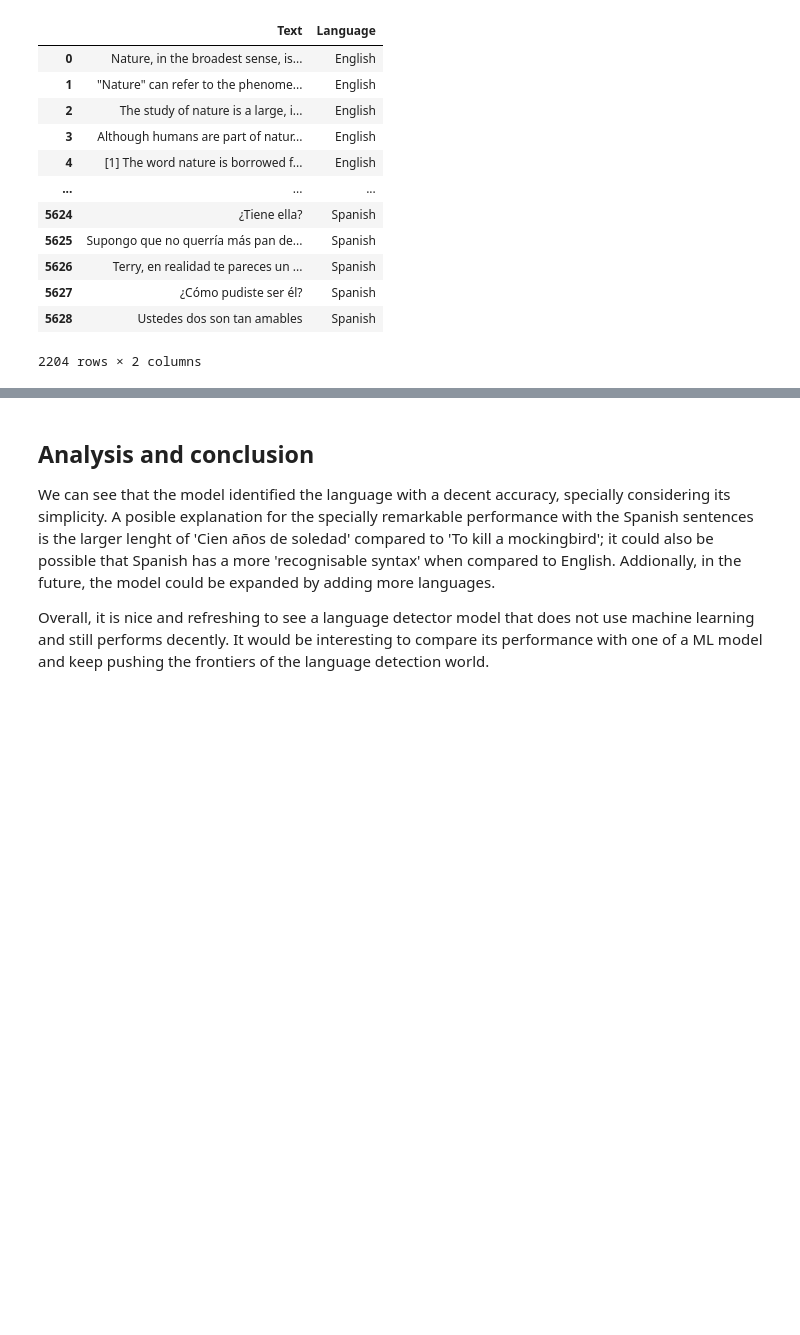
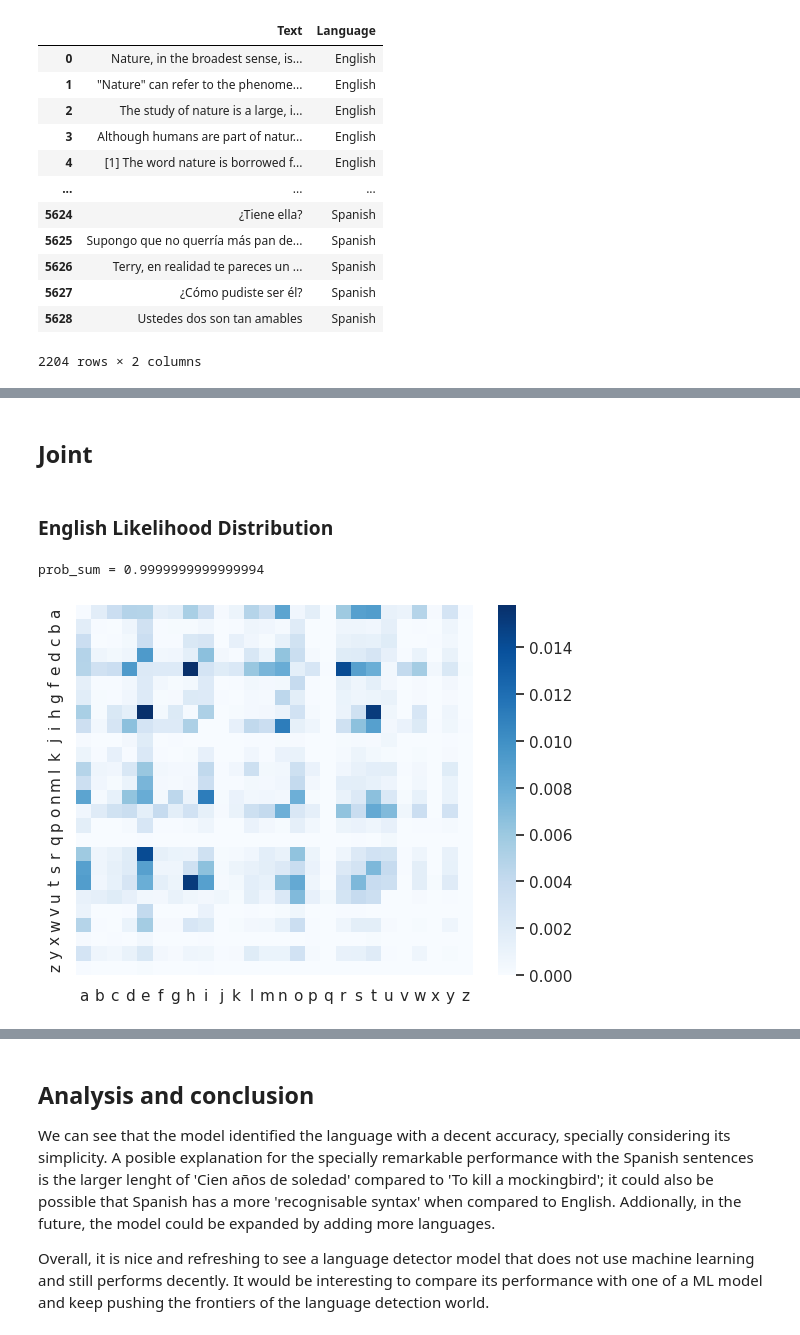
Before and after one commit to jrsalgadoASW/hw3_language_model_joint_conditional, a Jupyter notebook: model_creation.ipynb, the cells around one changed output, grey strips where cells are left out. Cells and saved outputs as stored; diff of their text form; code cells hidden in the pictures; blank space fills up the shorter version.

```diff
--- a/model_creation.ipynb
+++ b/model_creation.ipynb
@@ -92,7 +92,27 @@ def get_number_of_characters(s: str)->int:
 def normalize_probabilities(character_count: int, total_characters: int)->float:
     return character_count/total_characters
 
+def get_joint_probabilities(characters_count: np.array)->np.array:
+    all_characters = string.ascii_lowercase
+    # + len(all_characters) to account for repetitions (aa, bb, cc, dd, etc.)
+    n_pairs = characters_count.sum()*2 - np.trace(characters_count)
+    probability_matrix = create_biagram()
+    prob_sum = 0
+    for i, row in enumerate(characters_count):
+        for j,count in enumerate(characters_count):
 
+            if i == j:
+                prob_value = normalize_probabilities(characters_count[i][j], n_pairs)
+            else:
+                #matrix + transpuesta - diagonal
+                value_matrix =  characters_count[i][j]
+                value_transposed = characters_count[j][i]
+                prob_value = normalize_probabilities(value_matrix + value_transposed, n_pairs)
+
+            probability_matrix[i][j] = prob_value
+            prob_sum = prob_sum + probability_matrix[i][j]
+    print(f"prob_sum = {prob_sum}")
+    return probability_matrix
 
 def get_conditional_probabilities(characters_count: np.array)->np.array:
     all_characters = string.ascii_lowercase
@@ -114,6 +134,25 @@ def graph_character_likelihood(character_probabilities: dict, title:str):
     plt.title(title)
     plt.grid(False)
     plt.show()
+
+def language_identifier(text:str):
+
+    prob_EN = 0
+    prob_ES = 0
+    clean_text = get_clean_text(text)
+    for index in range(0, len(clean_text)-1):
+      current_character = clean_text[index]
+      next_character = clean_text[index+1]
+
+      current_character_index = get_character_index(current_character)
+      next_character_index = get_character_index(next_character)
+
+      prob_EN = prob_EN + math.log(EN_dist[current_character_index][next_character_index]+0.0001)
+      prob_ES = prob_ES + math.log(ES_dist[current_character_index][next_character_index]+0.0001)
+    if prob_EN>prob_ES:
+      return 'English'
+    else:
+      return 'Spanish'
 # %%
 #unit test
 def check_probabilities_sum(propabilities: dict)->bool:
@@ -228,0 +282,12 @@ for i in range(0,2204):
+# %% [markdown]
+## Joint
+# %% [markdown]
+### English Likelihood Distribution
+# %%
+EN_dist = get_filled_biagram(short_story_name_english)
+# graph_matrix_heatmap(biagram)
+EN_dist = get_joint_probabilities(EN_dist)
+graph_matrix_heatmap(EN_dist)
+# %% [output]
+prob_sum = 0.9999999999999994
+[figure, added]
```
Also changed, not shown: parts of 16 cells of this notebook.
